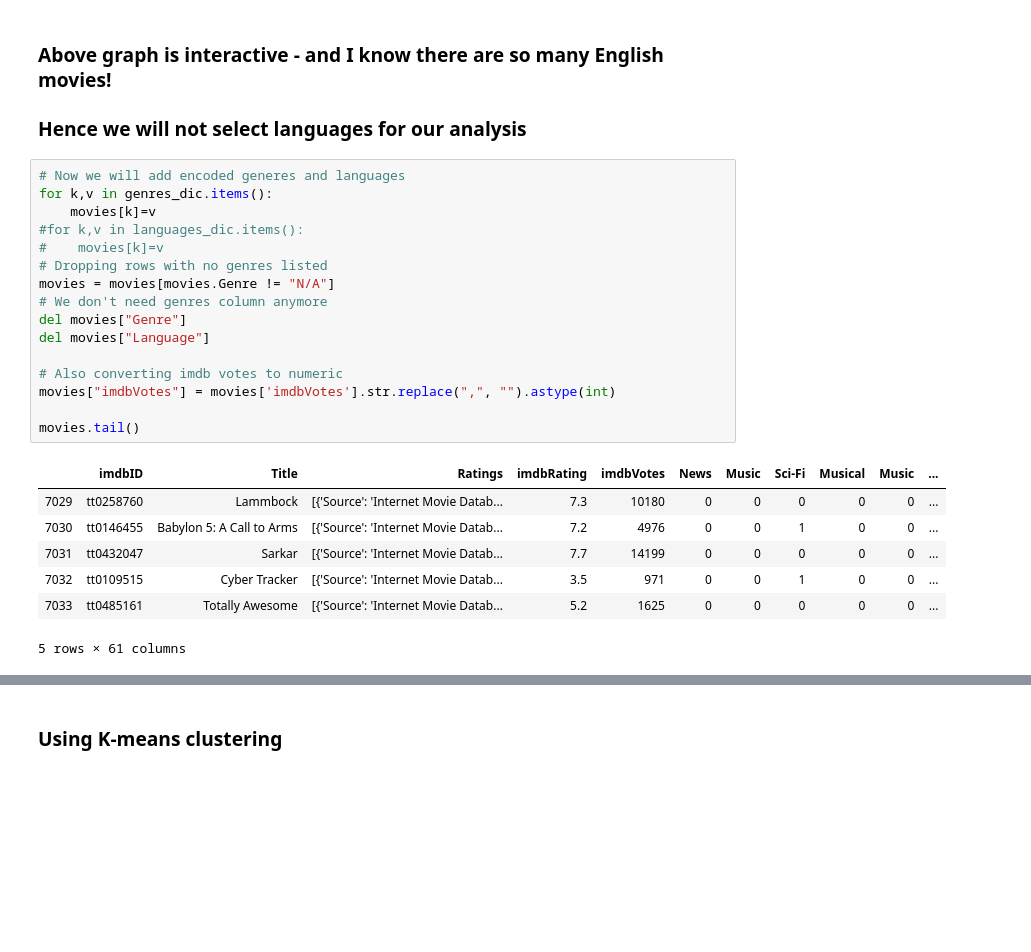
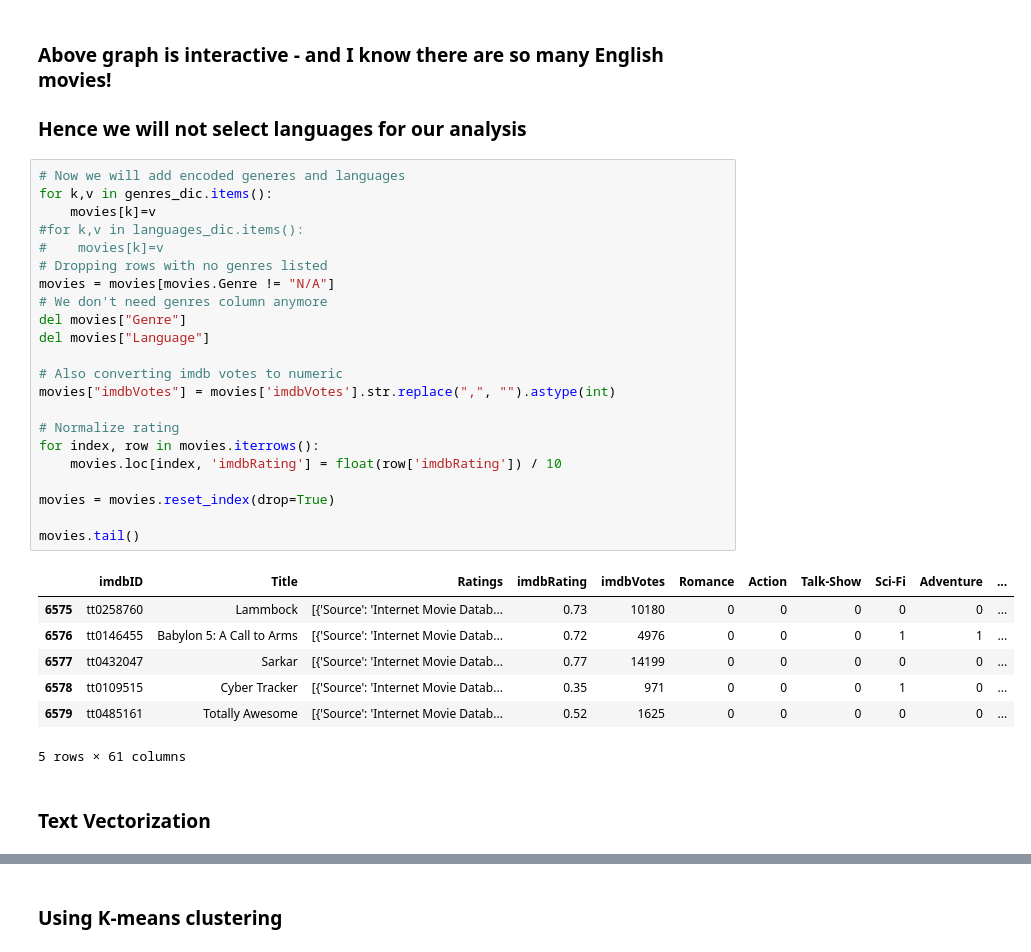
Before and after one commit to bmcclannahan/NLP-Sentiment, a Jupyter notebook: notebooks/recommendation/movie_recommendation.ipynb, the cells around one changed output, grey strips where cells are left out. Cells and saved outputs as stored; diff of their text form; blank space fills up the shorter version.

```diff
--- a/notebooks/recommendation/movie_recommendation.ipynb
+++ b/notebooks/recommendation/movie_recommendation.ipynb
@@ -151,24 +155,32 @@ iplot(fig)
 # %%
 # Now we will add encoded generes and languages
 for k,v in genres_dic.items():
     movies[k]=v
 #for k,v in languages_dic.items():
 #    movies[k]=v
 # Dropping rows with no genres listed
 movies = movies[movies.Genre != "N/A"]
 # We don't need genres column anymore
 del movies["Genre"]
 del movies["Language"]
 
 # Also converting imdb votes to numeric
 movies["imdbVotes"] = movies['imdbVotes'].str.replace(",", "").astype(int)
 
+# Normalize rating
+for index, row in movies.iterrows():
+    movies.loc[index, 'imdbRating'] = float(row['imdbRating']) / 10
+
+movies = movies.reset_index(drop=True)
+
 movies.tail()
 # %% [output]
-|  | imdbID | Title | Ratings | imdbRating | imdbVotes | News | Music | Sci-Fi | Musical | Music | ... |
-| 7029 | tt0258760 | Lammbock | [{'Source': 'Internet Movie Datab... | 7.3 | 10180 | 0 | 0 | 0 | 0 | 0 | ... |
-| 7030 | tt0146455 | Babylon 5: A Call to Arms | [{'Source': 'Internet Movie Datab... | 7.2 | 4976 | 0 | 0 | 1 | 0 | 0 | ... |
-| 7031 | tt0432047 | Sarkar | [{'Source': 'Internet Movie Datab... | 7.7 | 14199 | 0 | 0 | 0 | 0 | 0 | ... |
-| 7032 | tt0109515 | Cyber Tracker | [{'Source': 'Internet Movie Datab... | 3.5 | 971 | 0 | 0 | 1 | 0 | 0 | ... |
-| 7033 | tt0485161 | Totally Awesome | [{'Source': 'Internet Movie Datab... | 5.2 | 1625 | 0 | 0 | 0 | 0 | 0 | ... |
+|  | imdbID | Title | Ratings | imdbRating | imdbVotes | Romance | Action | Talk-Show | Sci-Fi | Adventure | ... |
+| 6575 | tt0258760 | Lammbock | [{'Source': 'Internet Movie Datab... | 0.73 | 10180 | 0 | 0 | 0 | 0 | 0 | ... |
+| 6576 | tt0146455 | Babylon 5: A Call to Arms | [{'Source': 'Internet Movie Datab... | 0.72 | 4976 | 0 | 0 | 0 | 1 | 1 | ... |
+| 6577 | tt0432047 | Sarkar | [{'Source': 'Internet Movie Datab... | 0.77 | 14199 | 0 | 0 | 0 | 0 | 0 | ... |
+| 6578 | tt0109515 | Cyber Tracker | [{'Source': 'Internet Movie Datab... | 0.35 | 971 | 0 | 0 | 0 | 1 | 0 | ... |
+| 6579 | tt0485161 | Totally Awesome | [{'Source': 'Internet Movie Datab... | 0.52 | 1625 | 0 | 0 | 0 | 0 | 0 | ... |
 5 rows × 61 columns
+# %% [markdown]
+### Text Vectorization
```
Also changed, not shown: parts of 35 cells of this notebook.
